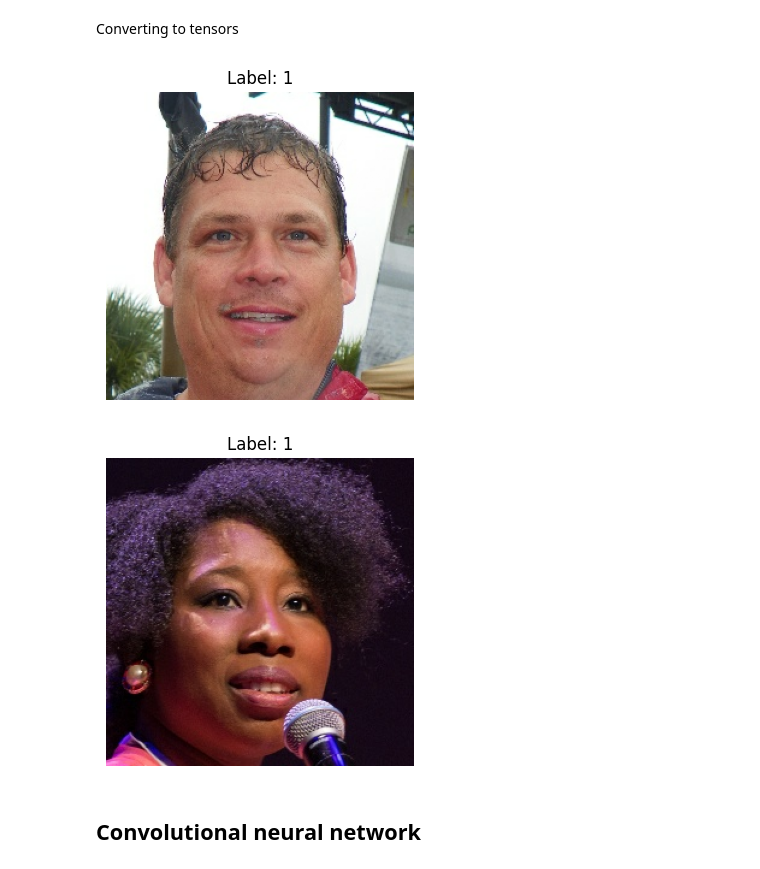
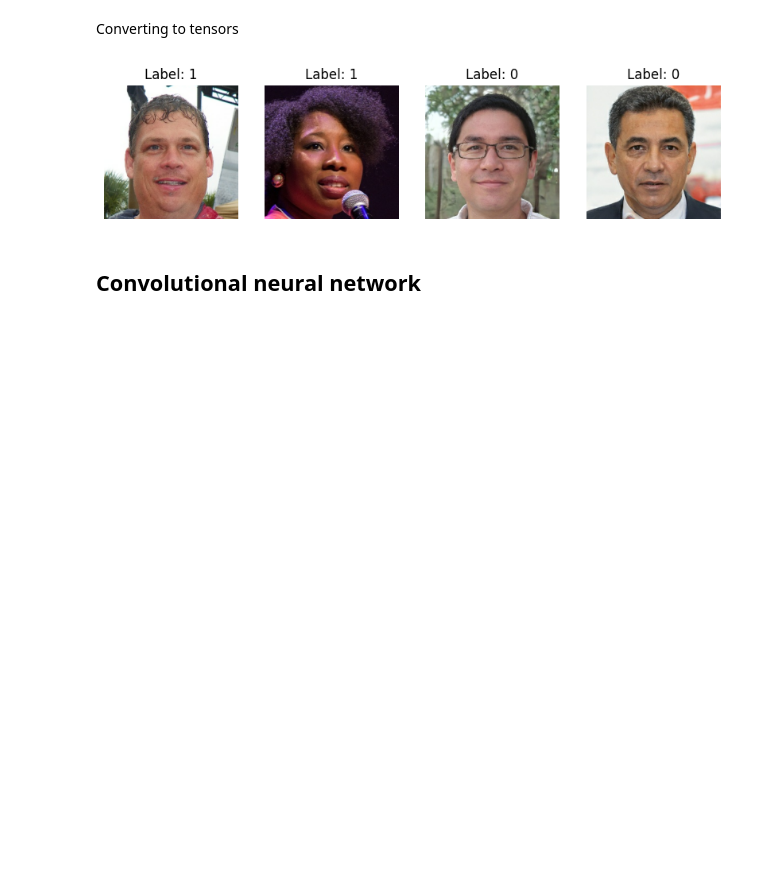
Before and after one commit to sanyamjain0315/generated-image-detection, a Jupyter notebook: sanyam_vanilla_models.ipynb, the cells around one changed output. Saved outputs shown, nothing was run; the diff lists cells and outputs as text; code cells hidden in the pictures; blank space fills up the shorter version.

```diff
--- a/sanyam_vanilla_models.ipynb
+++ b/sanyam_vanilla_models.ipynb
@@ -42,9 +73,9 @@ if gpus:
 # %% [markdown]
 ## Dataset loading
 # %%
-train = pd.read_csv("/content/real_vs_fake/train.csv")
-valid = pd.read_csv("/content/real_vs_fake/valid.csv")
-test  = pd.read_csv("/content/real_vs_fake/test.csv")
+train = pd.read_csv("real_vs_fake/train.csv")
+valid = pd.read_csv("real_vs_fake/valid.csv")
+test  = pd.read_csv("real_vs_fake/test.csv")
 # %% [markdown]
 Reducing the data
 # %%
@@ -84,16 +115,16 @@ train_tfds = train_tfds.map(read_image).map(augument).batch(BATCH_SIZE)
 valid_tfds = valid_tfds.map(read_image).map(augument).batch(1).prefetch(1)
 test_tfds = test_tfds.map(read_image).map(augument).batch(1)
 # %%
-for images, labels in train_tfds.take(1):  # Adjust the number of batches as needed
-    for i in range(2):
-        plt.figure(figsize=(4, 4))
-        plt.imshow(images[i, :, :, :].numpy())
+for images, labels in train_tfds.take(1):  # Take the first batch for display
+    plt.figure(figsize=(10, 10))
+    for i in range(min(BATCH_SIZE, 4)):
+        plt.subplot(1, 4, i + 1)
+        plt.imshow(images[i].numpy())
         plt.title(f"Label: {labels[i].numpy()}")
-        plt.axis('off')
-        plt.show()
+        plt.axis("off")
+    plt.show()
 # %% [output]
-[figure, old version]
+[figure, new version]
-[figure, removed]
 # %% [markdown]
 ## Convolutional neural network
 # %%
```
Also changed, not shown: parts of 25 cells of this notebook, 1 other file.
